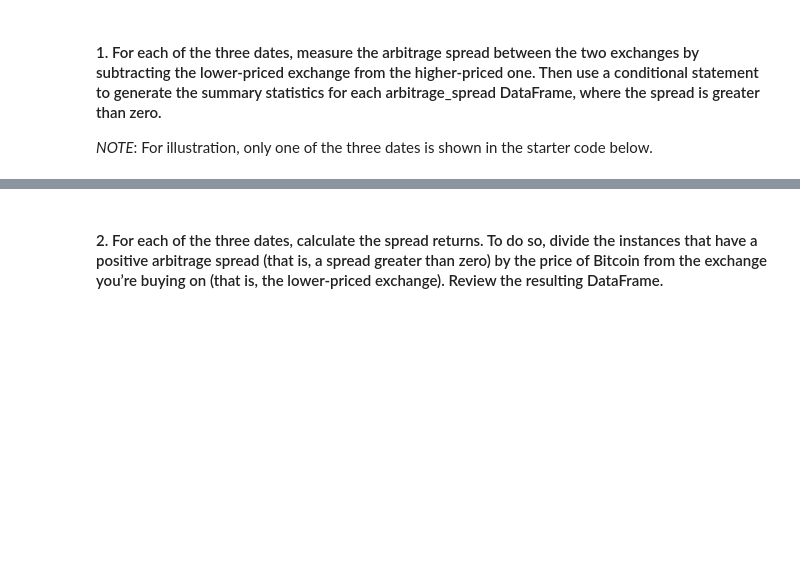
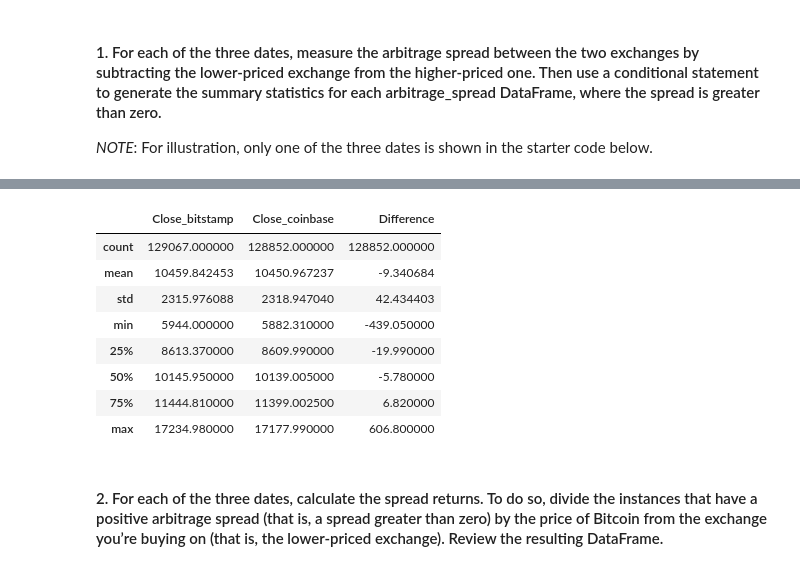
Before and after one commit to davidlampach/module3, a Jupyter notebook: crypto_arbitrage.ipynb, the cells around one changed output, grey strips where cells are left out. Drawn from its saved outputs; the diff is of its cells as text; code cells hidden in the pictures; blank space fills up the shorter version.

Commit message:
still working on arbitrage problem

```diff
--- a/crypto_arbitrage.ipynb
+++ b/crypto_arbitrage.ipynb
@@ -475,10 +479,10 @@ Calculate the potential profits for each date that you selected in the previous
 # %%
 # For the date early in the dataset, measure the arbitrage spread between the two exchanges
 # by subtracting the lower-priced exchange from the higher-priced one
-#arbitrage_spread_early = max(coinbase_sliced['Close'].loc['2018-02-02'],bitstamp_sliced['Close'].loc['2018-02-02'])
 merged_df = bitstamp_sliced.join(coinbase_sliced, lsuffix='_bitstamp', rsuffix='_coinbase')
-arbitrage_spread_early_higher = merged_df[['Close_bitstamp', 'Close_coinbase']].max() - merged_df[['Close_bitstamp', 'Close_coinbase']].min()
-print(arbitrage_spread_early_higher)
+merged_df['Difference'] = merged_df['Close_coinbase'] - merged_df['Close_bitstamp']
+print(merged_df)
+merged_df.describe()
 # Use a conditional statement to generate the summary statistics for each arbitrage_spread DataFrame
-# YOUR CODE HERE
+# YOUR CODE HERE'''
 # %% [output]
@@ -488,3 +504,12 @@ dtype: float64
+|  | Close_bitstamp | Close_coinbase | Difference |
+| count | 129067.000000 | 128852.000000 | 128852.000000 |
+| mean | 10459.842453 | 10450.967237 | -9.340684 |
+| std | 2315.976088 | 2318.947040 | 42.434403 |
+| min | 5944.000000 | 5882.310000 | -439.050000 |
+| 25% | 8613.370000 | 8609.990000 | -19.990000 |
+| 50% | 10145.950000 | 10139.005000 | -5.780000 |
+| 75% | 11444.810000 | 11399.002500 | 6.820000 |
+| max | 17234.980000 | 17177.990000 | 606.800000 |
 # %% [markdown]
 #### 2. For each of the three dates, calculate the spread returns. To do so, divide the instances that have a positive arbitrage spread (that is, a spread greater than zero) by the price of Bitcoin from the exchange you’re buying on (that is, the lower-priced exchange). Review the resulting DataFrame.
 # %%
```
Also changed, not shown: parts of 2 cells of this notebook.
